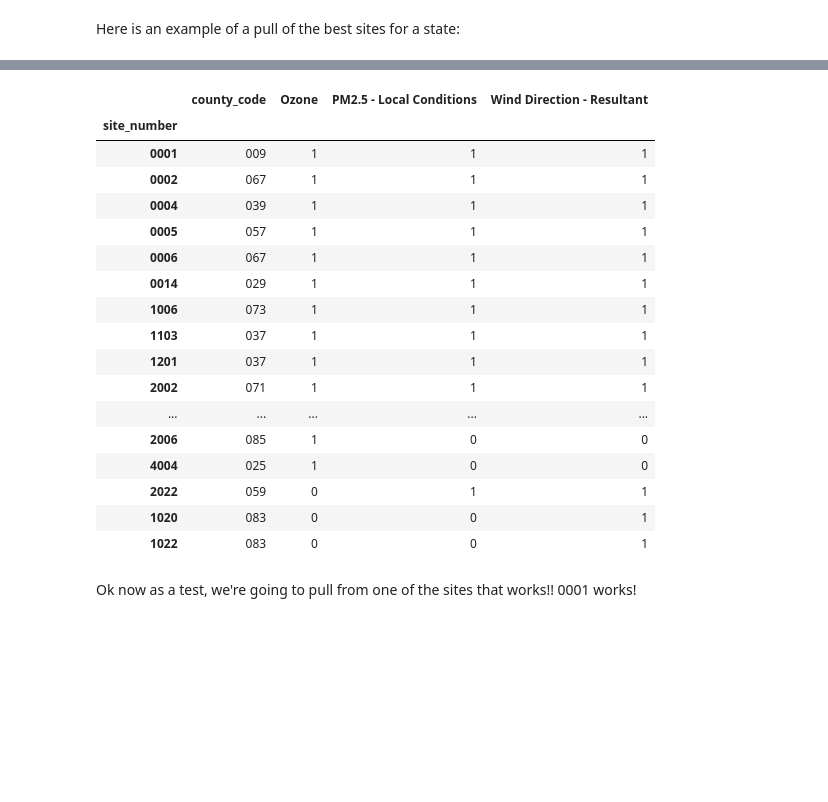
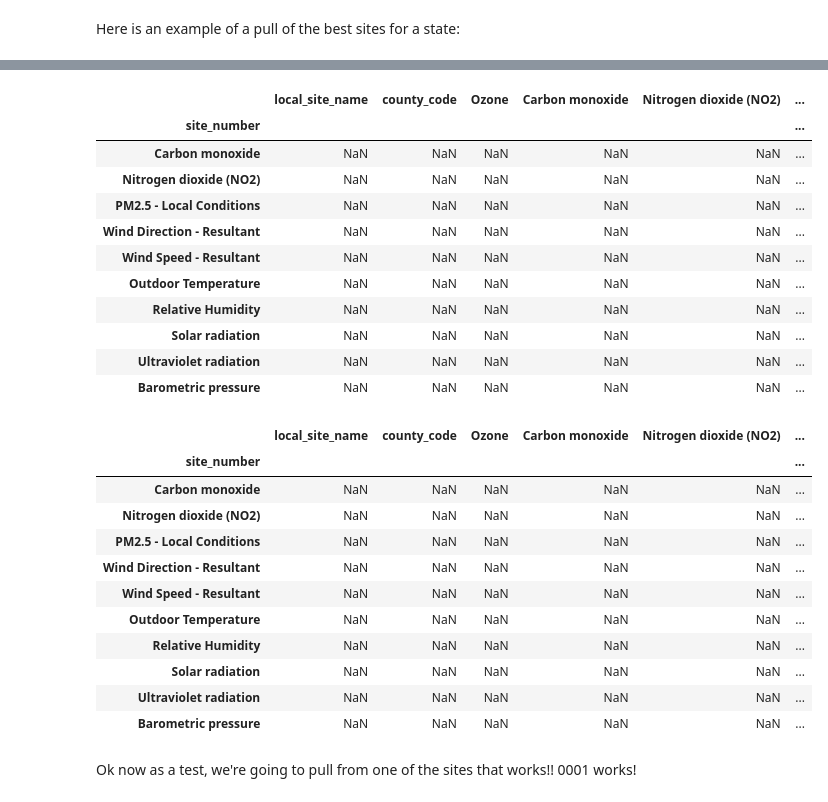
Before and after one commit to osrussell/atmospheric_chem_ML, a Jupyter notebook: finding_sites.ipynb, the cells around one changed output, grey strips where cells are left out. Cells and saved outputs as stored; diff of their text form; code cells hidden in the pictures; blank space fills up the shorter version.

Commit message:
added annual to find_sites and updated test suite

```diff
--- a/finding_sites.ipynb
+++ b/finding_sites.ipynb
@@ -27,27 +50,37 @@ Here is an example of a pull of the best sites for a state:
+# %%
+df = findsites.best_sites_state('06',1970)
+df
+# %% [output]
+|  | local_site_name | county_code | Ozone | Carbon monoxide | Nitrogen dioxide (NO2) | ... |
+| site_number |  |  |  |  |  | ... |
+| Carbon monoxide | NaN | NaN | NaN | NaN | NaN | ... |
+| Nitrogen dioxide (NO2) | NaN | NaN | NaN | NaN | NaN | ... |
+| PM2.5 - Local Conditions | NaN | NaN | NaN | NaN | NaN | ... |
+| Wind Direction - Resultant | NaN | NaN | NaN | NaN | NaN | ... |
+| Wind Speed - Resultant | NaN | NaN | NaN | NaN | NaN | ... |
+| Outdoor Temperature | NaN | NaN | NaN | NaN | NaN | ... |
+| Relative Humidity | NaN | NaN | NaN | NaN | NaN | ... |
+| Solar radiation | NaN | NaN | NaN | NaN | NaN | ... |
+| Ultraviolet radiation | NaN | NaN | NaN | NaN | NaN | ... |
+| Barometric pressure | NaN | NaN | NaN | NaN | NaN | ... |
 # %%
-    # def best_sites_state(self, state, byear, eyear=None, other_params=[]):
+# def best_sites_state(self, state, byear, eyear=None, other_params=[]):
 
-df = findsites.best_sites_state('06', 2000, other_params=['Wind Direction - Resultant'])
+df = findsites.best_sites_state('06',1970)
 df
 # %% [output]
-|  | county_code | Ozone | PM2.5 - Local Conditions | Wind Direction - Resultant |
-| site_number |  |  |  |  |
-| 0001 | 009 | 1 | 1 | 1 |
-| 0002 | 067 | 1 | 1 | 1 |
-| 0004 | 039 | 1 | 1 | 1 |
-| 0005 | 057 | 1 | 1 | 1 |
-| 0006 | 067 | 1 | 1 | 1 |
-| 0014 | 029 | 1 | 1 | 1 |
-| 1006 | 073 | 1 | 1 | 1 |
-| 1103 | 037 | 1 | 1 | 1 |
-| 1201 | 037 | 1 | 1 | 1 |
-| 2002 | 071 | 1 | 1 | 1 |
-| ... | ... | ... | ... | ... |
-| 2006 | 085 | 1 | 0 | 0 |
-| 4004 | 025 | 1 | 0 | 0 |
-| 2022 | 059 | 0 | 1 | 1 |
-| 1020 | 083 | 0 | 0 | 1 |
-| 1022 | 083 | 0 | 0 | 1 |
+|  | local_site_name | county_code | Ozone | Carbon monoxide | Nitrogen dioxide (NO2) | ... |
+| site_number |  |  |  |  |  | ... |
+| Carbon monoxide | NaN | NaN | NaN | NaN | NaN | ... |
+| Nitrogen dioxide (NO2) | NaN | NaN | NaN | NaN | NaN | ... |
+| PM2.5 - Local Conditions | NaN | NaN | NaN | NaN | NaN | ... |
+| Wind Direction - Resultant | NaN | NaN | NaN | NaN | NaN | ... |
+| Wind Speed - Resultant | NaN | NaN | NaN | NaN | NaN | ... |
+| Outdoor Temperature | NaN | NaN | NaN | NaN | NaN | ... |
+| Relative Humidity | NaN | NaN | NaN | NaN | NaN | ... |
+| Solar radiation | NaN | NaN | NaN | NaN | NaN | ... |
+| Ultraviolet radiation | NaN | NaN | NaN | NaN | NaN | ... |
+| Barometric pressure | NaN | NaN | NaN | NaN | NaN | ... |
 # %% [markdown]
 Ok now as a test, we're going to pull from one of the sites that works!! 0001 works!
 # %%
```
Also changed, not shown: parts of 8 cells of this notebook, 2 other files.
